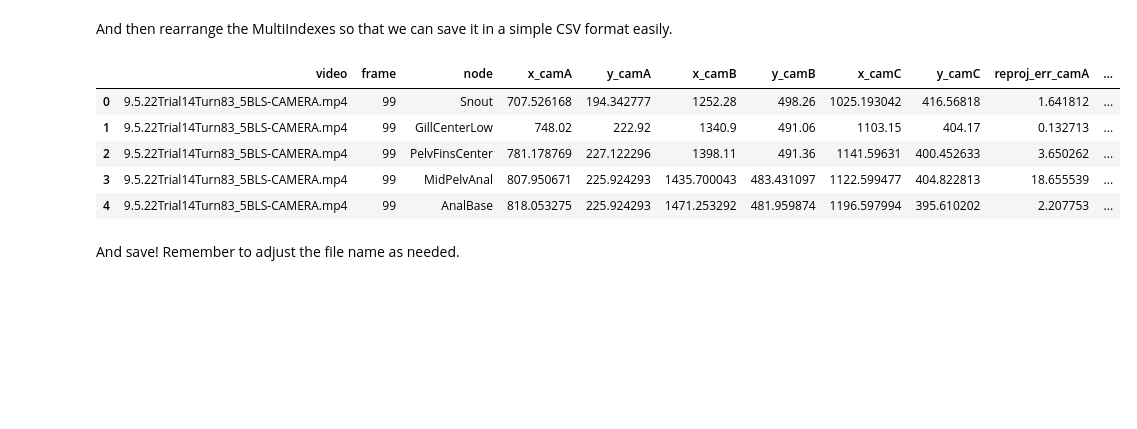
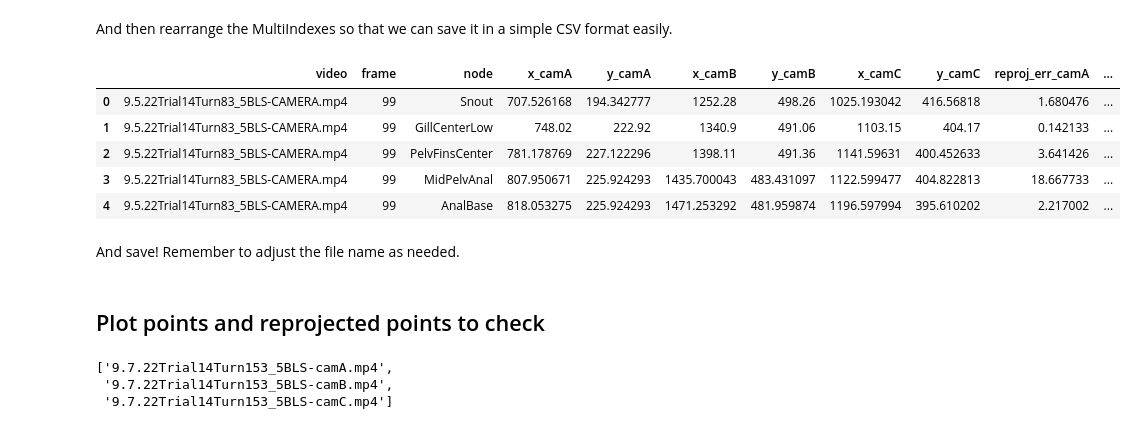
Before and after one commit to tytell/tytell-lab, a Jupyter notebook: triangulate_sleap.ipynb, the cells around one changed output. Saved outputs shown, nothing was run; the diff lists cells and outputs as text; code cells hidden in the pictures; blank space fills up the shorter version.

```diff
--- a/triangulate_sleap.ipynb
+++ b/triangulate_sleap.ipynb
@@ -106,0 +194,28 @@ error:  1.6936634616583834
+# %%
+fr = 100
+
+if (fr in dfboardpts3d.index.get_level_values('frame')):
+    fig, ax = plt.subplots(ncols=len(cap), nrows=1) #, sharex=True, sharey=True)
+
+    for cam1, cap1, ax1 in zip(camnames, cap, ax):
+        cap1.set(1, fr)
+        ret, frame1 = cap1.read()
+
+        ax1.imshow(frame1)
+
+        x1 = dfboardpts3d.loc[(fr, slice(None)), (cam1, 'X')]
+        y1 = dfboardpts3d.loc[(fr, slice(None)), (cam1, 'Y')]
+        xr1 = dfboardpts3d.loc[(fr, slice(None)), (cam1, 'Xr')]
+        yr1 = dfboardpts3d.loc[(fr, slice(None)), (cam1, 'Yr')]
+
+        for p1, x11,y11 in zip(x1.index.get_level_values('point'), x1,y1):
+            ax1.text(x11, y11, str(int(p1)), horizontalalignment='center',
+                     verticalalignment='center', color='b')
+        #ax1.plot(x1,y1, 'ro')
+        ax1.plot(xr1,yr1, 'r+')
+
+        xx = dfboardpts3d.loc[(fr, slice(None)), (cam1, ['X','Xr'])].stack()
+        yy = dfboardpts3d.loc[(fr, slice(None)), (cam1, ['Y','Yr'])].stack()
+
+        ax1.set_xlim(pd.concat([xx.min(), xx.max()]).to_numpy() + np.array([-50, 50]))
+        ax1.set_ylim(pd.concat([yy.min(), yy.max()]).to_numpy() + np.array([-50, 50]))
@@ -224,3 +344,8 @@ array([[ 707.526168,  194.342777],
 Triangulate the points to 3D. NB - it's important to do the undistortion. Without it, we get *terrible* reprojection errors.
 # %%
 pts3d = camgroup.triangulate(ptsmatrix, progress=True, undistort=True)
+# %%
+reproj = camgroup.project(pts3d)
+reproj = reproj.transpose((1,0,2))
+reproj = reproj.reshape((-1, 6))
+reproj.shape
@@ -282,0 +429,4 @@ ptsall3d.head()
+# %%
+col_idx = pd.MultiIndex.from_product([camnames, ['Xr', 'Yr']])
+ptsall3d = pd.concat((ptsall3d, pd.DataFrame(reproj, index=ptsall3d.index, columns=col_idx)), axis=1)
+ptsall3d.head()
@@ -283,16 +442,17 @@ ptsall3d.head()
 # %% [markdown]
 And then rearrange the MultiIndexes so that we can save it in a simple CSV format easily.
 # %%
-ptsall3d.columns = ['_'.join(reversed(c)) for c in ptsall3d.columns.to_flat_index()]
-ptsall3d.reset_index(inplace=True)
-ptsall3d.head()
+ptsall3dflat = copy(ptsall3d)
+ptsall3dflat.columns = ['_'.join(reversed(c)) for c in ptsall3dflat.columns.to_flat_index()]
+ptsall3dflat.reset_index(inplace=True)
+ptsall3dflat.head()
 # %% [output]
 |  | video | frame | node | x_camA | y_camA | x_camB | y_camB | x_camC | y_camC | reproj_err_camA | ... |
-| 0 | 9.5.22Trial14Turn83_5BLS-CAMERA.mp4 | 99 | Snout | 707.526168 | 194.342777 | 1252.28 | 498.26 | 1025.193042 | 416.56818 | 1.641812 | ... |
-| 1 | 9.5.22Trial14Turn83_5BLS-CAMERA.mp4 | 99 | GillCenterLow | 748.02 | 222.92 | 1340.9 | 491.06 | 1103.15 | 404.17 | 0.132713 | ... |
-| 2 | 9.5.22Trial14Turn83_5BLS-CAMERA.mp4 | 99 | PelvFinsCenter | 781.178769 | 227.122296 | 1398.11 | 491.36 | 1141.59631 | 400.452633 | 3.650262 | ... |
-| 3 | 9.5.22Trial14Turn83_5BLS-CAMERA.mp4 | 99 | MidPelvAnal | 807.950671 | 225.924293 | 1435.700043 | 483.431097 | 1122.599477 | 404.822813 | 18.655539 | ... |
-| 4 | 9.5.22Trial14Turn83_5BLS-CAMERA.mp4 | 99 | AnalBase | 818.053275 | 225.924293 | 1471.253292 | 481.959874 | 1196.597994 | 395.610202 | 2.207753 | ... |
+| 0 | 9.5.22Trial14Turn83_5BLS-CAMERA.mp4 | 99 | Snout | 707.526168 | 194.342777 | 1252.28 | 498.26 | 1025.193042 | 416.56818 | 1.680476 | ... |
+| 1 | 9.5.22Trial14Turn83_5BLS-CAMERA.mp4 | 99 | GillCenterLow | 748.02 | 222.92 | 1340.9 | 491.06 | 1103.15 | 404.17 | 0.142133 | ... |
+| 2 | 9.5.22Trial14Turn83_5BLS-CAMERA.mp4 | 99 | PelvFinsCenter | 781.178769 | 227.122296 | 1398.11 | 491.36 | 1141.59631 | 400.452633 | 3.641426 | ... |
+| 3 | 9.5.22Trial14Turn83_5BLS-CAMERA.mp4 | 99 | MidPelvAnal | 807.950671 | 225.924293 | 1435.700043 | 483.431097 | 1122.599477 | 404.822813 | 18.667733 | ... |
+| 4 | 9.5.22Trial14Turn83_5BLS-CAMERA.mp4 | 99 | AnalBase | 818.053275 | 225.924293 | 1471.253292 | 481.959874 | 1196.597994 | 395.610202 | 2.217002 | ... |
 # %% [markdown]
 And save! Remember to adjust the file name as needed.
 # %%
@@ -299,0 +460,18 @@ ptsall3d.to_csv('points3d.csv', index=False)
+# %% [markdown]
+## Plot points and reprojected points to check
+# %%
+i = 1000
+
+idx = list(ptsall3d.iloc[i:i+1,:].index[0])
+fr = idx[1]
+
+frnames = []
+for cam1 in camnames:
+    fn1, _ = re.subn('CAMERA', cam1, idx[0])
+    frnames.append(fn1)
+
+frnames
+# %% [output]
+['9.7.22Trial14Turn153_5BLS-camA.mp4',
+ '9.7.22Trial14Turn153_5BLS-camB.mp4',
+ '9.7.22Trial14Turn153_5BLS-camC.mp4']
```
Also changed, not shown: parts of 30 cells of this notebook, 2 other files.
